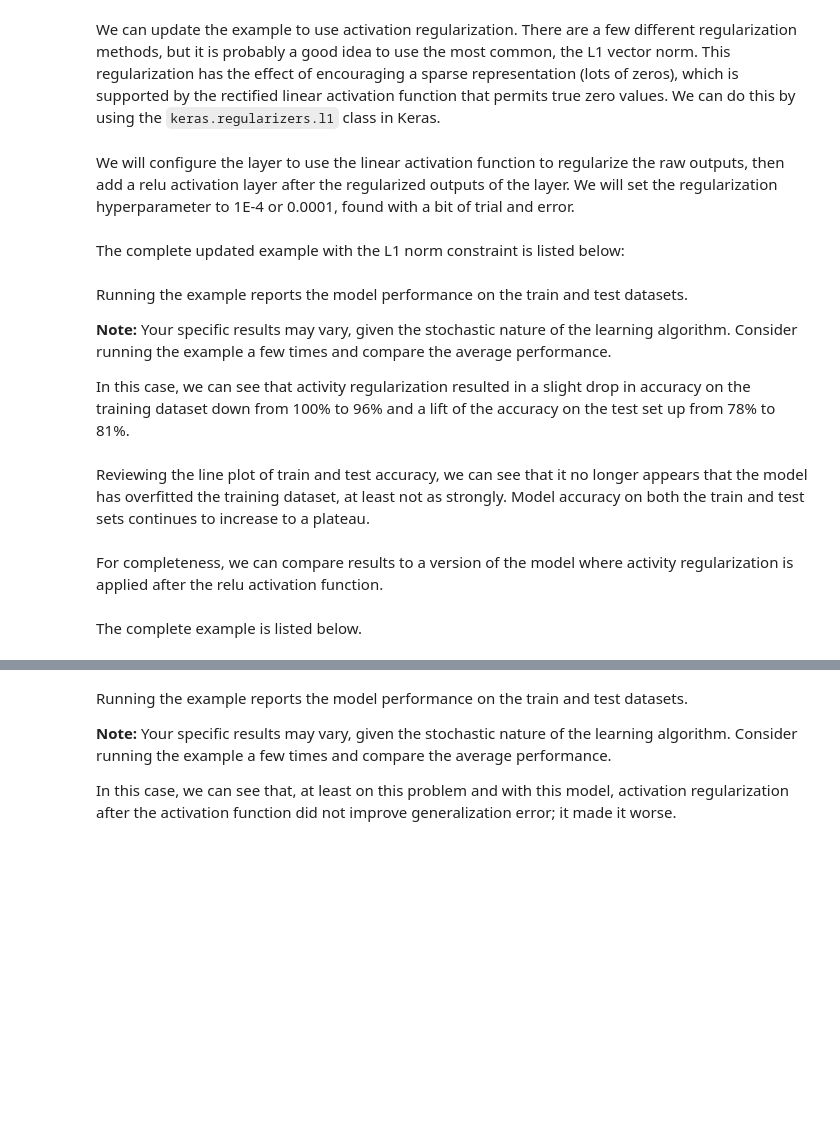
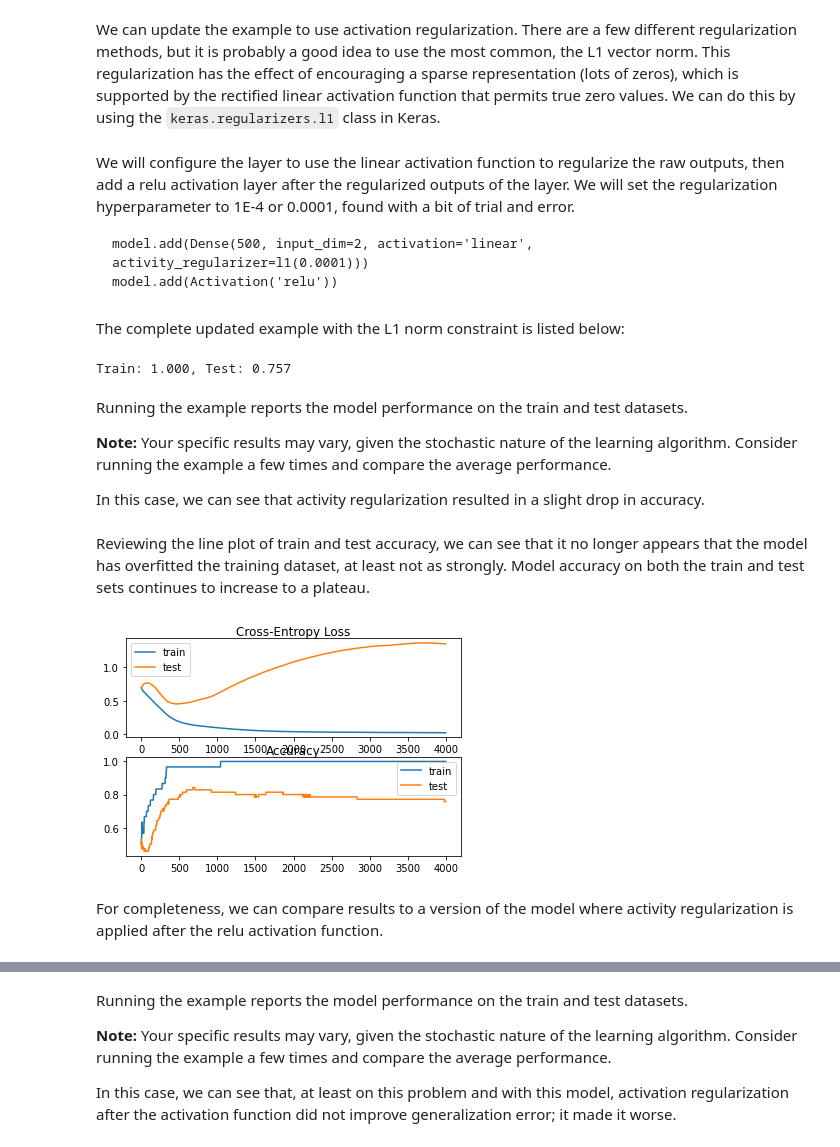
Before and after one commit to Deep-Learning-Challenge/challenge-notebooks, a Jupyter notebook: 4.Advanced Topics/2.Better Generalization/2.Sparse Representations with Activity Regularization.ipynb, the cells around one changed output, grey strips where cells are left out. Drawn from its saved outputs; the diff is of its cells as text; code cells hidden in the pictures; blank space fills up the shorter version.

````diff
--- a/4.Advanced Topics/2.Better Generalization/2.Sparse Representations with Activity Regularization.ipynb
+++ b/4.Advanced Topics/2.Better Generalization/2.Sparse Representations with Activity Regularization.ipynb
@@ -265,3 +249,8 @@ pyplot.show()
 We can update the example to use activation regularization. There are a few different regularization methods, but it is probably a good idea to use the most common, the L1 vector norm. This regularization has the effect of encouraging a sparse representation (lots of zeros), which is supported by the rectified linear activation function that permits true zero values. We can do this by using the `keras.regularizers.l1` class in Keras.
 # %% [markdown]
 We will configure the layer to use the linear activation function to regularize the raw outputs, then add a relu activation layer after the regularized outputs of the layer. We will set the regularization hyperparameter to 1E-4 or 0.0001, found with a bit of trial and error.
+
+```
+model.add(Dense(500, input_dim=2, activation='linear', activity_regularizer=l1(0.0001)))
+model.add(Activation('relu'))
+```
@@ -274,6 +259,38 @@ The complete updated example with the L1 norm constraint is listed below:
+# %%
+# mlp overfit on the two circles dataset with activation regularization before activation
+from sklearn.datasets import make_circles
+from tensorflow.keras.regularizers import l1
+from tensorflow.keras.models import Sequential
+from tensorflow.keras.layers import Activation, Dense
+from matplotlib import pyplot
+
+# generate 2d classification dataset
+X, y = make_circles(n_samples=100, noise=0.1, random_state=1)
+
+# split into train and test sets
+n_train = 30
+trainX, testX = X[:n_train, :], X[n_train:, :]
+trainy, testy = y[:n_train], y[n_train:]
+
+# define model
+model = Sequential()
+model.add(Dense(500, input_dim=2, activation='linear', activity_regularizer=l1(0.0001)))
+model.add(Activation('relu'))
+model.add(Dense(1, activation='sigmoid'))
+model.compile(loss='binary_crossentropy', optimizer='adam', metrics=['accuracy'])
+
+# fit model
+history = model.fit(trainX, trainy, epochs=4000, validation_data=(testX, testy), verbose=0)
+
+# evaluate the model
+_, train_acc = model.evaluate(trainX, trainy, verbose=0)
+_, test_acc = model.evaluate(testX, testy, verbose=0)
+print('Train: %.3f, Test: %.3f' % (train_acc, test_acc))
+# %% [output]
+Train: 1.000, Test: 0.757
 # %% [markdown]
 Running the example reports the model performance on the train and test datasets.
 
 **Note:** Your specific results may vary, given the stochastic nature of the learning algorithm. Consider running the example a few times and compare the average performance.
 
-In this case, we can see that activity regularization resulted in a slight drop in accuracy on the training dataset down from 100% to 96% and a lift of the accuracy on the test set up from 78% to 81%.
+In this case, we can see that activity regularization resulted in a slight drop in accuracy.
@@ -286,2 +299,20 @@ Reviewing the line plot of train and test accuracy, we can see that it no longer
+# %%
+# plot loss learning curves
+pyplot.subplot(211)
+pyplot.title('Cross-Entropy Loss', pad=-40)
+pyplot.plot(history.history['loss'], label='train')
+pyplot.plot(history.history['val_loss'], label='test')
+pyplot.legend()
+
+# plot accuracy learning curves
+pyplot.subplot(212)
+pyplot.title('Accuracy', pad=-40)
+pyplot.plot(history.history['accuracy'], label='train')
+pyplot.plot(history.history['val_accuracy'], label='test')
+pyplot.legend()
+
+pyplot.show()
+# %% [output]
+[figure, added]
 # %% [markdown]
 For completeness, we can compare results to a version of the model where activity regularization is applied after the relu activation function.
@@ -290,2 +318,0 @@ For completeness, we can compare results to a version of the model where activit
-# %% [markdown]
-The complete example is listed below.
````
Also changed, not shown: parts of 18 cells of this notebook, 4 other files.
